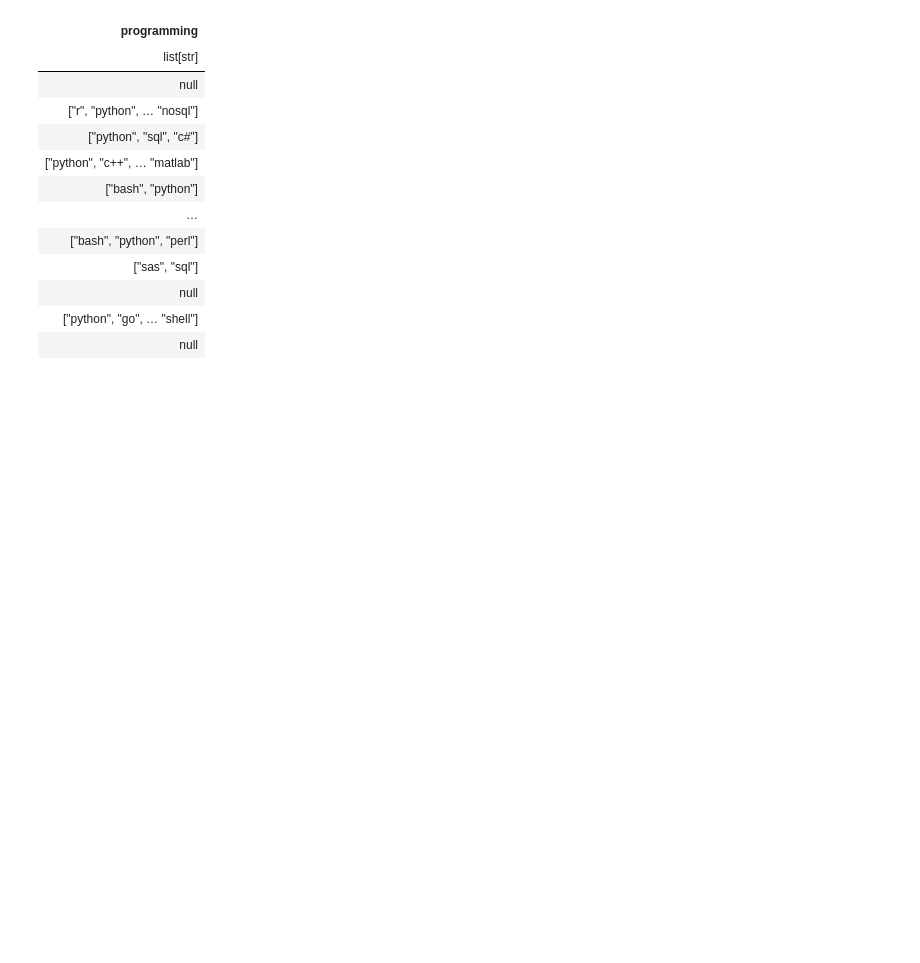
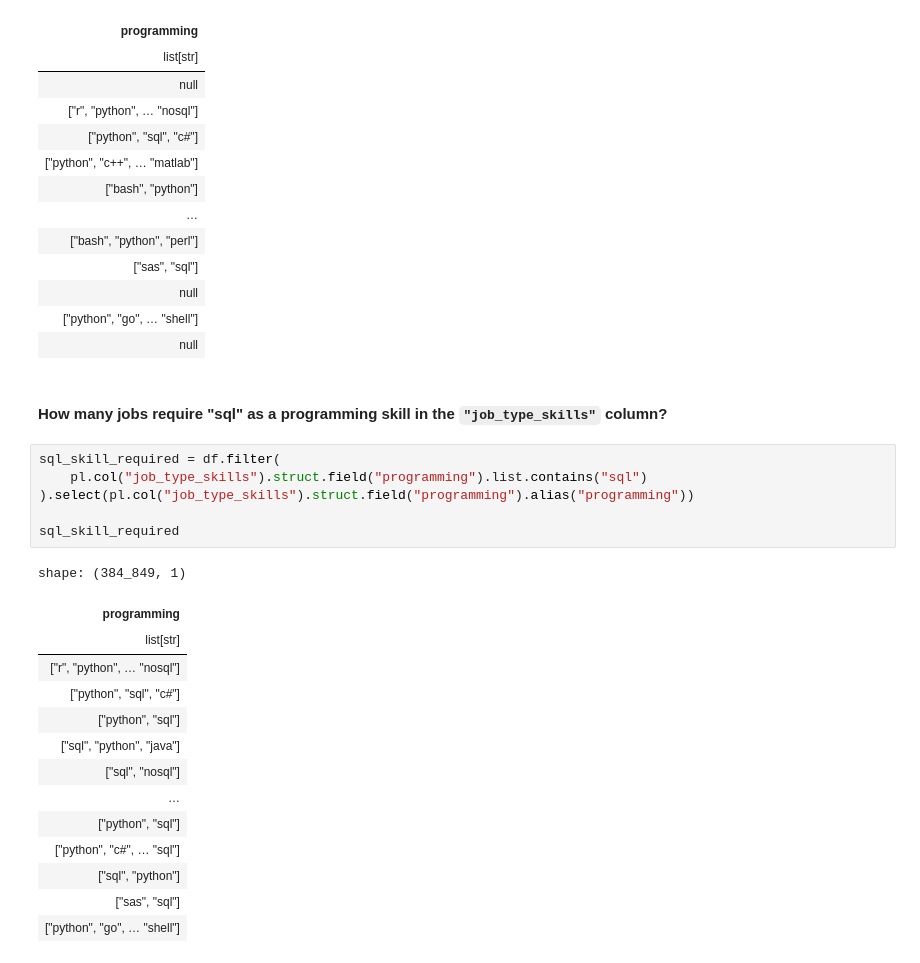
Before and after one commit to bdi593/textbook, a Jupyter notebook: content/data-job-postings/preprocessing.ipynb, the cells around one changed output. Saved outputs shown, nothing was run; the diff lists cells and outputs as text; blank space fills up the shorter version.

```diff
--- a/content/data-job-postings/preprocessing.ipynb
+++ b/content/data-job-postings/preprocessing.ipynb
@@ -517,3 +568,26 @@ shape: (785_741, 1)
 | null |
 | ["python", "go", … "shell"] |
 | null |
+# %% [markdown]
+#### How many jobs require "sql" as a programming skill in the `"job_type_skills"` column?
+# %%
+sql_skill_required = df.filter(
+    pl.col("job_type_skills").struct.field("programming").list.contains("sql")
+).select(pl.col("job_type_skills").struct.field("programming").alias("programming"))
+
+sql_skill_required
+# %% [output]
+shape: (384_849, 1)
+| programming |
+| list[str] |
+| ["r", "python", … "nosql"] |
+| ["python", "sql", "c#"] |
+| ["python", "sql"] |
+| ["sql", "python", "java"] |
+| ["sql", "nosql"] |
+| … |
+| ["python", "sql"] |
+| ["python", "c#", … "sql"] |
+| ["sql", "python"] |
+| ["sas", "sql"] |
+| ["python", "go", … "shell"] |
```
Also changed, not shown: parts of 14 cells of this notebook.
